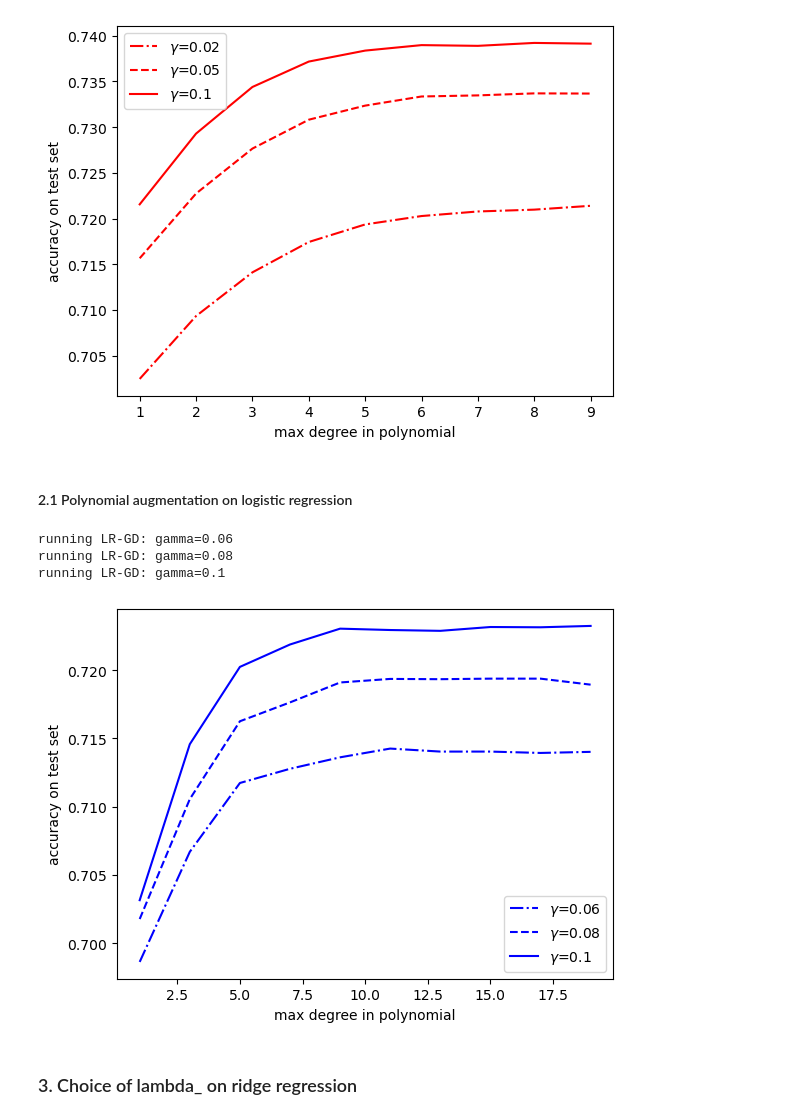
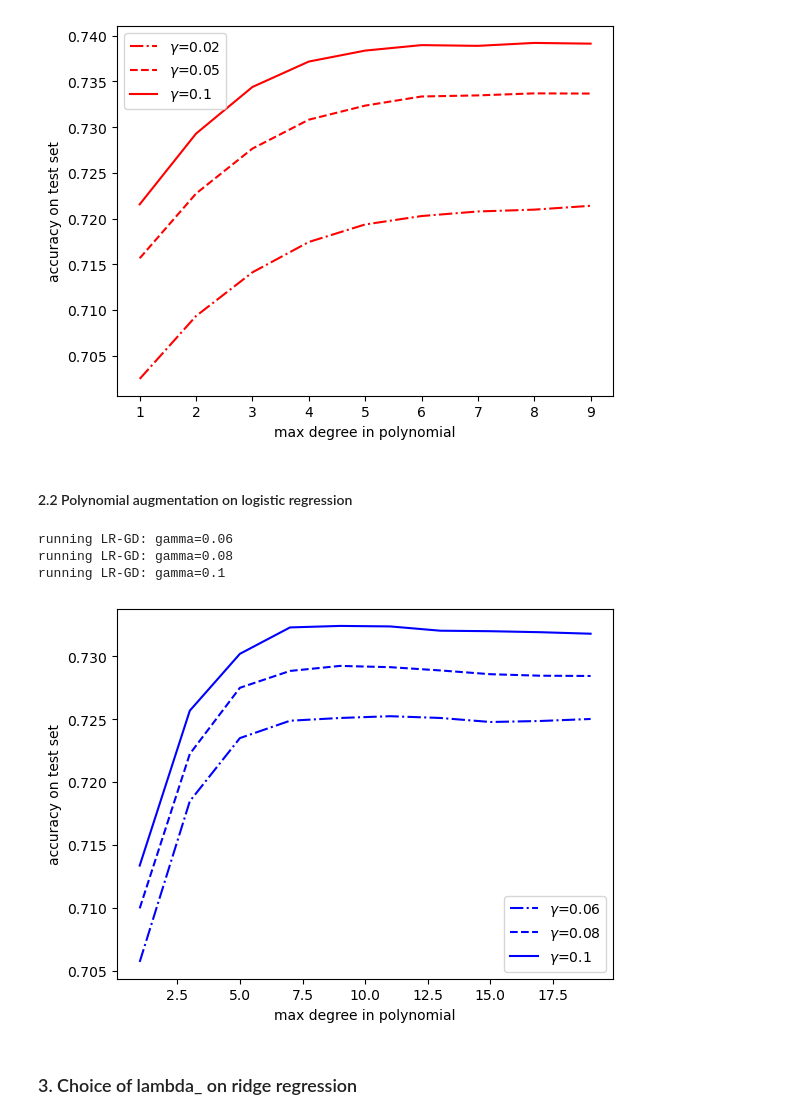
Before and after one commit to MeloS7/ML_Project1_EPFL, a Jupyter notebook: experiments.ipynb, the cells around one changed output. Saved outputs shown, nothing was run; the diff lists cells and outputs as text; code cells hidden in the pictures.

Commit message:
Curve: poly on LR iter=2000

```diff
--- a/experiments.ipynb
+++ b/experiments.ipynb
@@ -175,7 +175,7 @@ running MSE-GD: gamma=0.05
 running MSE-GD: gamma=0.1
 [figure]
 # %% [markdown]
-#### 2.1 Polynomial augmentation on logistic regression
+#### 2.2 Polynomial augmentation on logistic regression
 # %%
 from helpers import train_test_split, sigmoid, accuracy_score, make_prediction
 from preprocessing import Preprocessor
@@ -183,38 +183,38 @@ from implementations import logistic_regression
 labels_01 = 0.5 + labels / 2.
 
 # Training params
-max_iter = 1000
+max_iter = 2000
 degrees = range(1,20,2)
 gammas = {0.06:"-.", 0.08:'--', 0.1:'-'}
 
 for gamma,ls in gammas.items():
     print(f"running LR-GD: gamma={gamma}")
 
     acc = []
     for degree in degrees:
 
         # Feature engineering
         x_tr, x_te, y_tr, y_te = train_test_split(labels_01, features, 0.8, seed=42)
         prep = Preprocessor()
         x_tr = prep.process_train(x_tr, mapping=True, poly_degree=degree)
         x_te = prep.process_test(x_te)
 
         # Model training
         initial_w = np.zeros((x_tr.shape[1]))
         w, l_tr = logistic_regression(y_tr, x_tr, initial_w, max_iter, gamma)
         acc.append( accuracy_score(y_te, make_prediction(sigmoid(x_te @ w), logistic=True, zero_one=True)) )
 
     plt.plot(degrees, acc, c='blue', linestyle=ls, label=f"$\gamma$={gamma}")
 
 plt.ylabel("accuracy on test set")
 plt.xlabel("max degree in polynomial")
 plt.legend()
 plt.show()
 # %% [output]
 running LR-GD: gamma=0.06
 running LR-GD: gamma=0.08
 running LR-GD: gamma=0.1
-[figure, old version]
+[figure, new version]
 # %% [markdown]
 ### 3. Choice of lambda_ on ridge regression
 # %%
```
Also changed, not shown: parts of 1 cell of this notebook.
